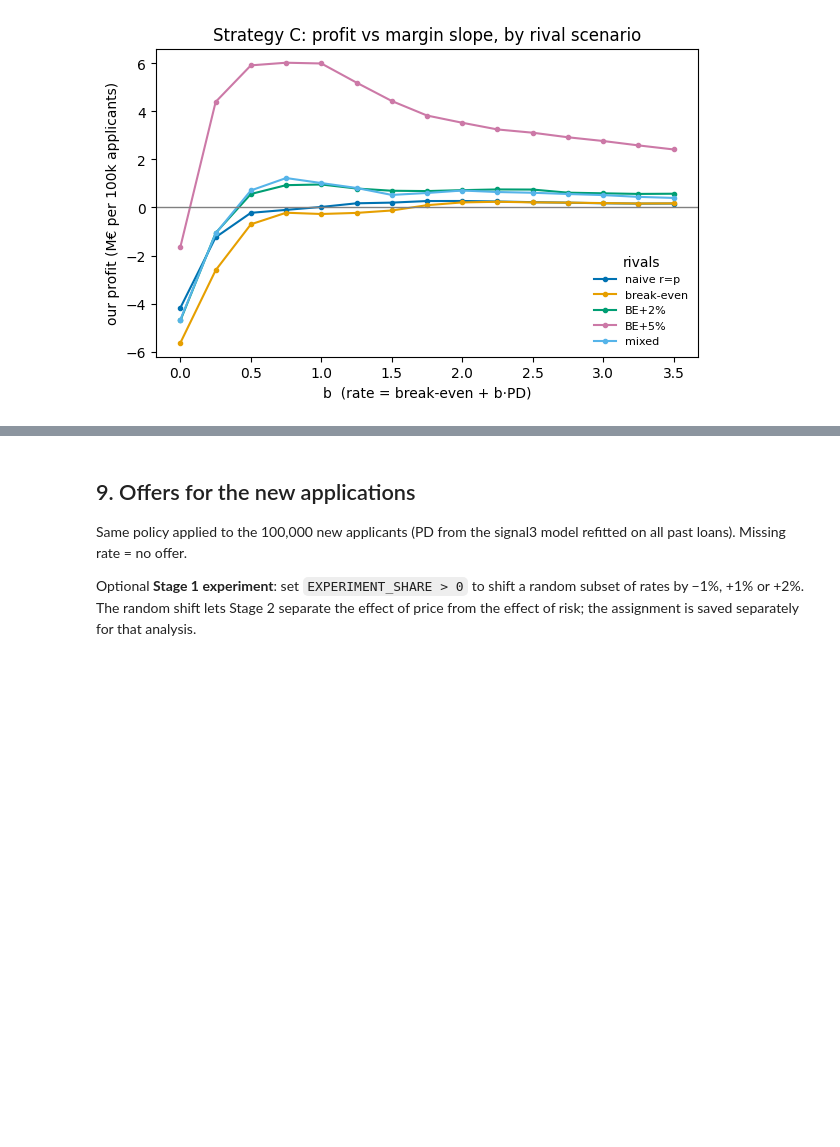
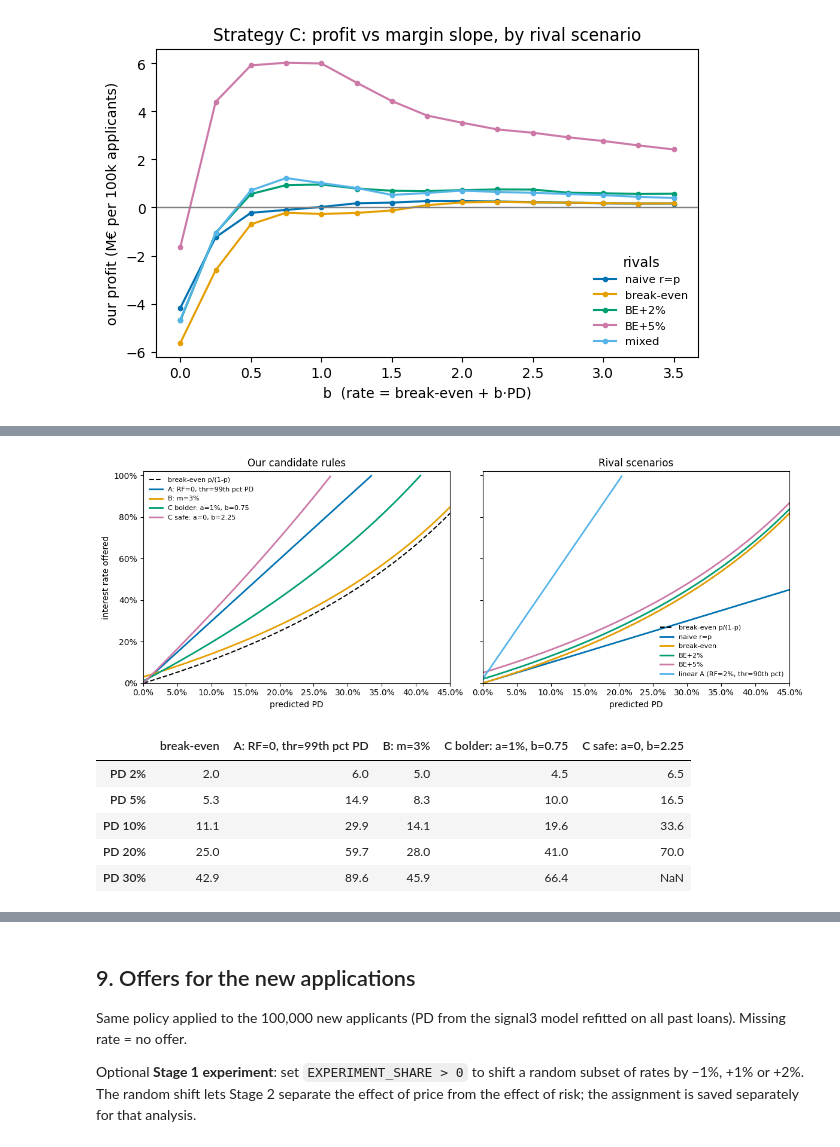
Before and after one commit to Remilaget/Happiness-in-your-Household, a Jupyter notebook: code/pricing_simulator.ipynb, the cells around one changed output, grey strips where cells are left out. Saved outputs shown, nothing was run; the diff lists cells and outputs as text; code cells hidden in the pictures; blank space fills up the shorter version.

```diff
--- a/code/pricing_simulator.ipynb
+++ b/code/pricing_simulator.ipynb
@@ -299,0 +298,44 @@ The diagnostics show, in each scenario, how many loans we win, the default rate
+# %%
+pd_grid = np.linspace(0.001, 0.45, 300)
+thr_99 = np.quantile(P[:, 2], 0.99)
+OUR_RULES = {
+    "A: RF=0, thr=99th pct PD": strategy_a(pd_grid, 0.0, thr_99),
+    "B: m=3%": strategy_b(pd_grid, 0.03),
+    "C bolder: a=1%, b=0.75": strategy_c(pd_grid, 0.01, 0.75),
+    "C safe: a=0, b=2.25": strategy_c(pd_grid, 0.0, 2.25),
+}
+RIVAL_RULES = {
+    "naive r=p": pd_grid,
+    "break-even": break_even(pd_grid),
+    "BE+2%": break_even(pd_grid) + 0.02,
+    "BE+5%": break_even(pd_grid) + 0.05,
+    "linear A (RF=2%, thr=90th pct)": strategy_a(pd_grid, 0.02, np.quantile(P[:, 0], 0.9)),
+}
+
+fig, axes = plt.subplots(1, 2, figsize=(12, 4.5), sharey=True)
+for ax, rules, title in [(axes[0], OUR_RULES, "Our candidate rules"), (axes[1], RIVAL_RULES, "Rival scenarios")]:
+    ax.plot(pd_grid, break_even(pd_grid), "k--", lw=1.5, label="break-even p/(1-p)")
+    for color, (name, rate) in zip(COLORS, rules.items()):
+        ax.plot(pd_grid, rate, color=color, lw=2, label=name)
+    ax.set(xlabel="predicted PD", title=title, ylim=(0, 1.02), xlim=(0, 0.45))
+    ax.legend(frameon=False, fontsize=8)
+axes[0].set_ylabel("interest rate offered")
+for ax in axes:
+    ax.yaxis.set_major_formatter(plt.matplotlib.ticker.PercentFormatter(1.0))
+    ax.xaxis.set_major_formatter(plt.matplotlib.ticker.PercentFormatter(1.0))
+plt.tight_layout()
+plt.show()
+
+examples = [0.02, 0.05, 0.10, 0.20, 0.30]
+table = pd.DataFrame({name: [float(np.interp(p, pd_grid, rate)) if not np.isnan(np.interp(p, pd_grid, rate)) else np.nan
+                             for p in examples] for name, rate in {"break-even": break_even(pd_grid), **OUR_RULES}.items()},
+                     index=[f"PD {p:.0%}" for p in examples])
+(table * 100).round(1)
+# %% [output]
+[figure, added]
+|  | break-even | A: RF=0, thr=99th pct PD | B: m=3% | C bolder: a=1%, b=0.75 | C safe: a=0, b=2.25 |
+| PD 2% | 2.0 | 6.0 | 5.0 | 4.5 | 6.5 |
+| PD 5% | 5.3 | 14.9 | 8.3 | 10.0 | 16.5 |
+| PD 10% | 11.1 | 29.9 | 14.1 | 19.6 | 33.6 |
+| PD 20% | 25.0 | 59.7 | 28.0 | 41.0 | 70.0 |
+| PD 30% | 42.9 | 89.6 | 45.9 | 66.4 | NaN |
```
Also changed, not shown: parts of 5 cells of this notebook, 1 other file.
